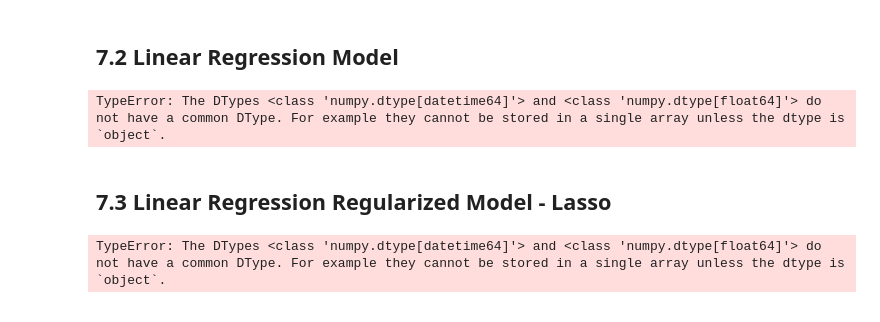
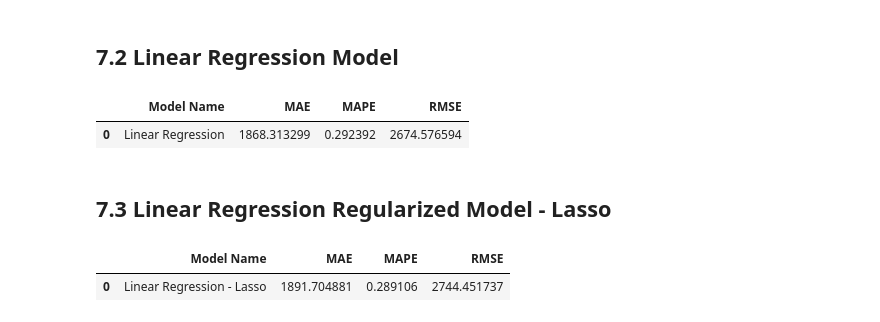
Before and after one commit to borgesds/DataScience_Em_Producao, a Jupyter notebook: m06_v01_store_sales_prediction.ipynb, the cells around one changed output. Saved outputs shown, nothing was run; the diff lists cells and outputs as text; code cells hidden in the pictures.

Commit message:
implemented linear models

```diff
--- a/m06_v01_store_sales_prediction.ipynb
+++ b/m06_v01_store_sales_prediction.ipynb
@@ -823,17 +840,17 @@ Timestamp('2015-06-19 00:00:00')
 # %%
 # Training dataset
 X_train = df6[df6['date'] < '2015-06-19']
-y_train = x_train['sales']
+Y_train = X_train['sales']
 
 # Test dataset
 X_test = df6[df6['date'] >= '2015-06-19']
-y_test = x_test['sales']
+Y_test = X_test['sales']
 
-print('Training Min Date: {}'.format(x_train['date'].min()))
-print('Training Max Date: {}'.format(x_train['date'].max()))
+print('Training Min Date: {}'.format(X_train['date'].min()))
+print('Training Max Date: {}'.format(X_train['date'].max()))
 
-print('\nTraining Min Date: {}'.format(x_test['date'].min()))
-print('Training Max Date: {}'.format(x_test['date'].max()))
+print('\nTraining Min Date: {}'.format(X_test['date'].min()))
+print('Training Max Date: {}'.format(X_test['date'].max()))
 # %% [output]
 Training Min Date: 2013-01-01 00:00:00
 Training Max Date: 2015-06-18 00:00:00
@@ -910,7 +927,7 @@ cols_selected_boruta = [
 feat_to_add = ['date', 'sales']
 
 # final features
-cols_selected_boruta.extend(feat_to_add)
+#cols_selected_boruta.extend(feat_to_add)
 # %% [markdown]
 # 7.0 Passo 07 - MACHINE LEARNING MODELLLING
 # %%
@@ -956,26 +955,28 @@ from sklearn.linear_model import LinearRegression, Lasso
 # %%
 # model
-lr = LinearRegression().fit(x_train, y_train)
+lr = LinearRegression().fit(x_train, Y_train)
 
 # prediction
 yhat_lr = lr.predict(x_test)
 
 # performance
-lr_result = ml_error('Linear Regression', np.expm1(y_test), np.expm1(yhat_lr))
+lr_result = ml_error('Linear Regression', np.expm1(Y_test), np.expm1(yhat_lr))
 lr_result
 # %% [output]
-TypeError: The DTypes <class 'numpy.dtype[datetime64]'> and <class 'numpy.dtype[float64]'> do not have a common DType. For example they cannot be stored in a single array unless the dtype is `object`.
+|  | Model Name | MAE | MAPE | RMSE |
+| 0 | Linear Regression | 1868.313299 | 0.292392 | 2674.576594 |
 # %% [markdown]
 ## 7.3 Linear Regression Regularized Model - Lasso
 # %%
 # model
-lrr = Lasso(alpha=0.01).fit(x_train, y_train)
+lrr = Lasso(alpha=0.01).fit(x_train, Y_train)
 
 # prediction
 yhat_lrr = lrr.predict(x_test)
 
 # performance
-lrr_result = ml_error('Linear Regression - Lasso', np.expm1(y_test), np.expm1(yhat_lrr))
+lrr_result = ml_error('Linear Regression - Lasso', np.expm1(Y_test), np.expm1(yhat_lrr))
 lrr_result
 # %% [output]
-TypeError: The DTypes <class 'numpy.dtype[datetime64]'> and <class 'numpy.dtype[float64]'> do not have a common DType. For example they cannot be stored in a single array unless the dtype is `object`.
+|  | Model Name | MAE | MAPE | RMSE |
+| 0 | Linear Regression - Lasso | 1891.704881 | 0.289106 | 2744.451737 |
```
Also changed, not shown: parts of 11 cells of this notebook.
